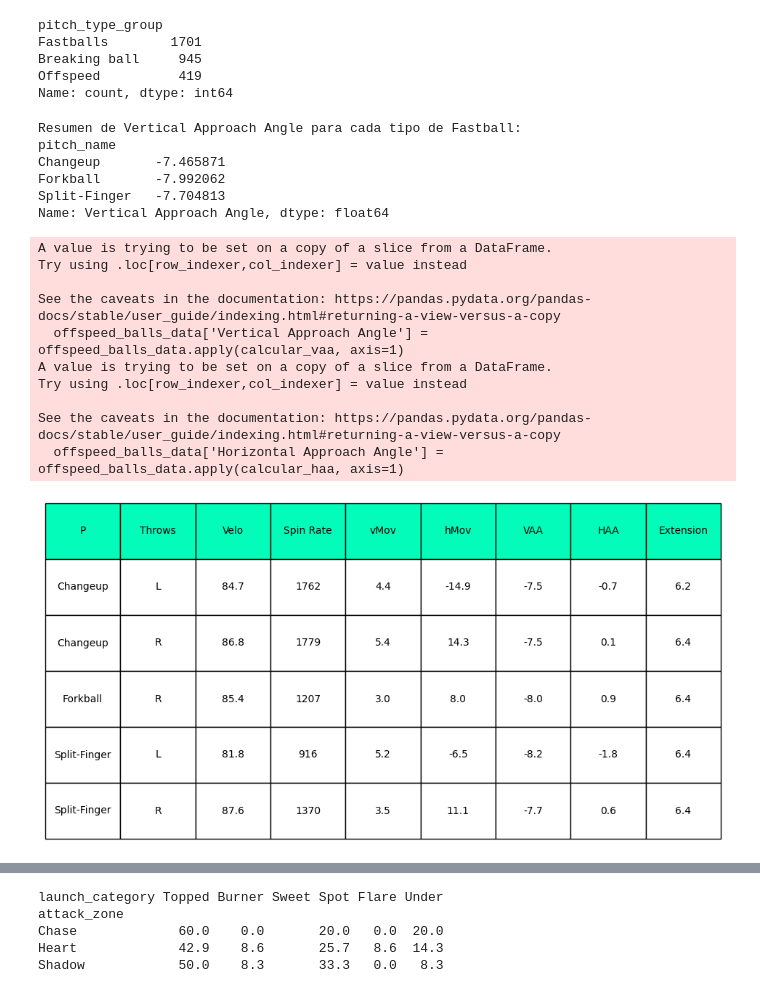
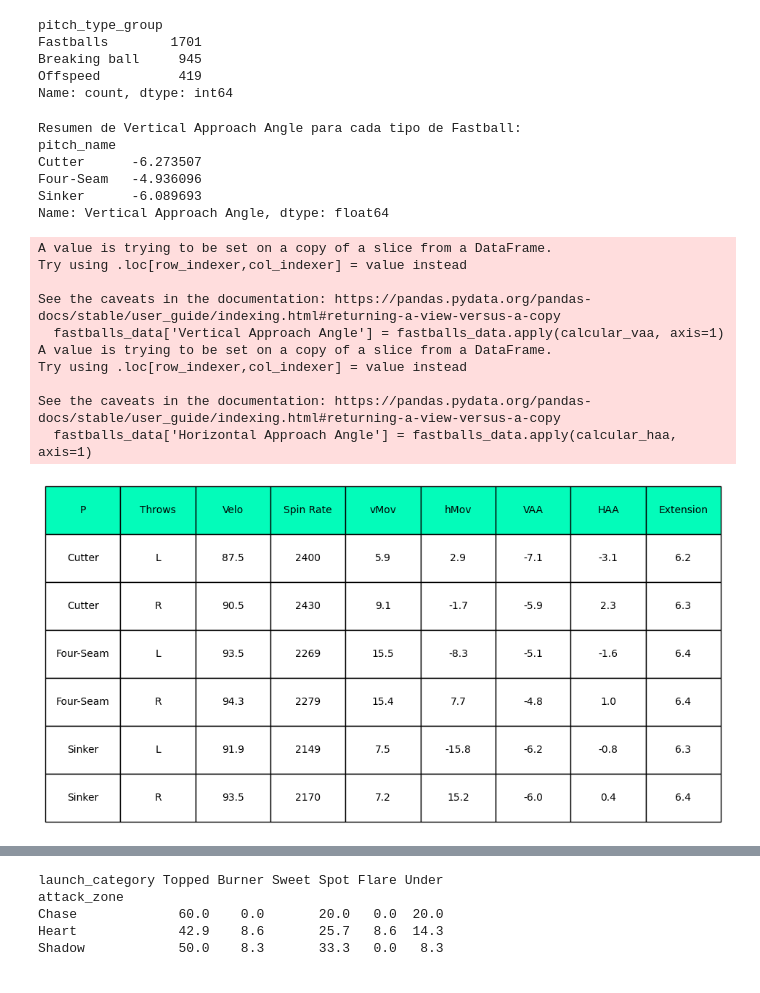
Before and after one commit to eme-eleuce/baseball-2022, a Jupyter notebook: arraez-22.23.ipynb, the cells around one changed output, grey strips where cells are left out. Cells and saved outputs as stored; diff of their text form; code cells hidden in the pictures.

```diff
--- a/arraez-22.23.ipynb
+++ b/arraez-22.23.ipynb
@@ -105,7 +105,7 @@ Breaking ball     945
 Offspeed          419
 Name: count, dtype: int64
 # %%
-offspeed_balls_data = mlb_2022[mlb_2022['pitch_name'].isin(offspeed_balls)]
+fastballs_data = mlb_2022[mlb_2022['pitch_name'].isin(fastballs)]
 #fastballs_data['pfx_z_inches'] = fastballs_data['pfx_z'] * 12
 #fastballs_data['pfx_x_inches'] = fastballs_data['pfx_x'] * -12
 
@@ -138,31 +138,31 @@ def calcular_haa(row):
     return HAA
 
 # Aplicar la función calcular_vaa a cada fila del DataFrame
-offspeed_balls_data['Vertical Approach Angle'] = offspeed_balls_data.apply(calcular_vaa, axis=1)
-offspeed_balls_data['Horizontal Approach Angle'] = offspeed_balls_data.apply(calcular_haa, axis=1)
+fastballs_data['Vertical Approach Angle'] = fastballs_data.apply(calcular_vaa, axis=1)
+fastballs_data['Horizontal Approach Angle'] = fastballs_data.apply(calcular_haa, axis=1)
 # Mostrar los resultados agrupados por tipo de lanzamiento
 print("Resumen de Vertical Approach Angle para cada tipo de Fastball:")
-print(offspeed_balls_data.groupby('pitch_name')['Vertical Approach Angle'].mean())
+print(fastballs_data.groupby('pitch_name')['Vertical Approach Angle'].mean())
 # %% [output]
 Resumen de Vertical Approach Angle para cada tipo de Fastball:
 pitch_name
-Changeup       -7.465871
-Forkball       -7.992062
-Split-Finger   -7.704813
+Cutter      -6.273507
+Four-Seam   -4.936096
+Sinker      -6.089693
 Name: Vertical Approach Angle, dtype: float64
 A value is trying to be set on a copy of a slice from a DataFrame.
 Try using .loc[row_indexer,col_indexer] = value instead
 
 See the caveats in the documentation: https://pandas.pydata.org/pandas-docs/stable/user_guide/indexing.html#returning-a-view-versus-a-copy
-  offspeed_balls_data['Vertical Approach Angle'] = offspeed_balls_data.apply(calcular_vaa, axis=1)
+  fastballs_data['Vertical Approach Angle'] = fastballs_data.apply(calcular_vaa, axis=1)
 A value is trying to be set on a copy of a slice from a DataFrame.
 Try using .loc[row_indexer,col_indexer] = value instead
 
 See the caveats in the documentation: https://pandas.pydata.org/pandas-docs/stable/user_guide/indexing.html#returning-a-view-versus-a-copy
-  offspeed_balls_data['Horizontal Approach Angle'] = offspeed_balls_data.apply(calcular_haa, axis=1)
+  fastballs_data['Horizontal Approach Angle'] = fastballs_data.apply(calcular_haa, axis=1)
 # %%
 
-summary_table = offspeed_balls_data.groupby(['pitch_name', 'p_throws']).agg({
+summary_table = fastballs_data.groupby(['pitch_name', 'p_throws']).agg({
     'release_speed': lambda x: round(np.mean(x), 1),
     'release_spin_rate': lambda x: int(np.mean(x)),
     'pfx_z_inches': lambda x: round(np.mean(x), 1),
@@ -182,32 +182,32 @@ ax.axis('off')
 # Crear una tabla en matplotlib
 tbl = Table(ax, bbox=[0, 0, 1, 1])
 
 # Añadir las cabeceras
 ncols = summary_table.shape[1]
 nrows = summary_table.shape[0] + 1
 
 # Ajustar el tamaño de las celdas
 width, height = 50 / ncols, 1.0 / nrows
 
 fontsize = 45
 fontweight = 'bold'
 
 # Añadir las cabeceras
 for i, column in enumerate(summary_table.columns):
     tbl.add_cell(0, i, width, height, text=column, loc='center', facecolor='#03fcba')
 
 # Añadir las filas
 for row_idx, row in summary_table.iterrows():
     for col_idx, value in enumerate(row):
         tbl.add_cell(row_idx + 1, col_idx, width, height, text=value, loc='center', facecolor='white')
 
 ax.add_table(tbl)
 
 # Guardar la imagen
 #plt.savefig('/mnt/data/summary_table.png', bbox_inches='tight', dpi=300)
 
 # Mostrar la imagen
 plt.show()
 # %% [output]
-[figure, old version]
+[figure, new version]
 # %%
```
Also changed, not shown: parts of 4 cells of this notebook.
